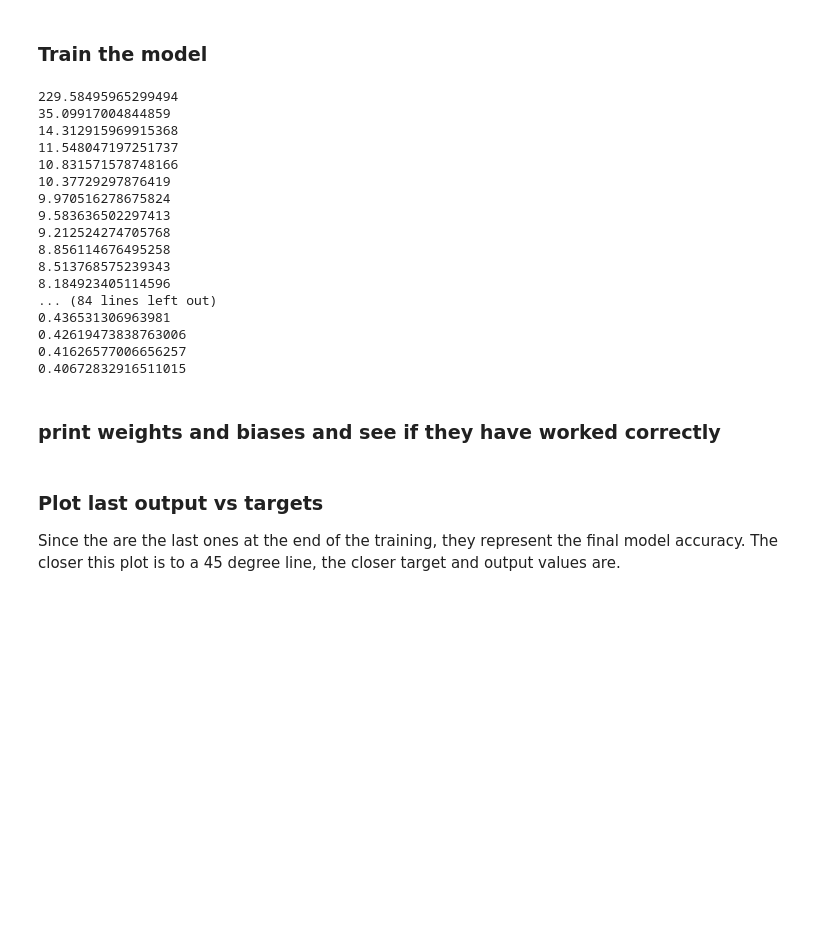
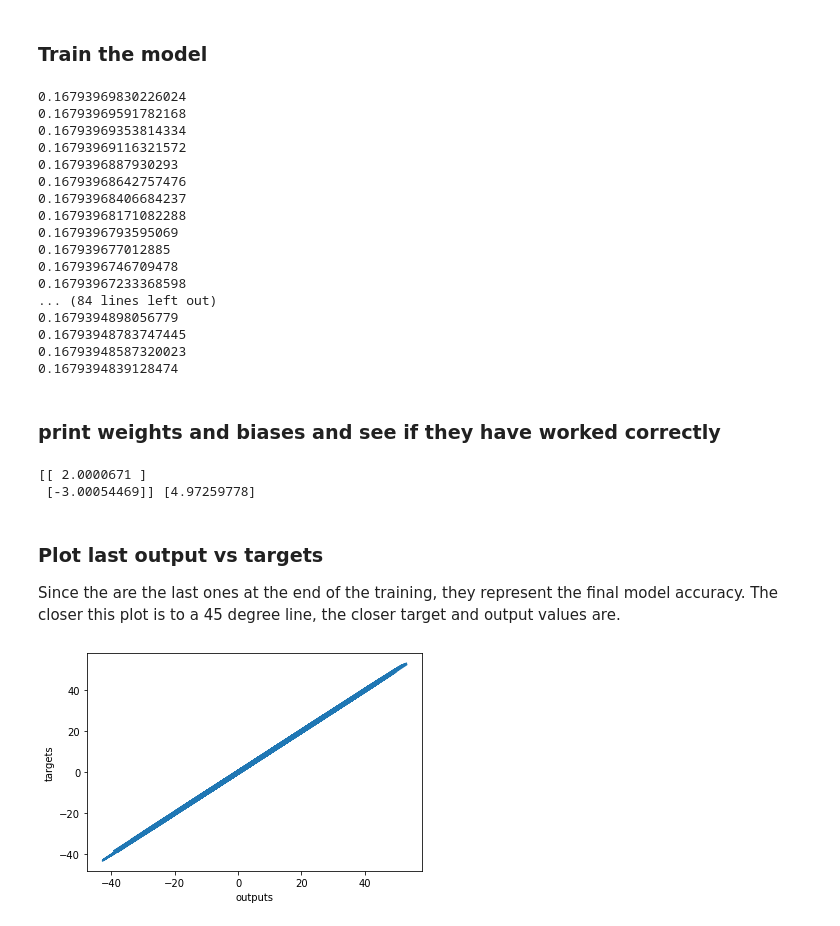
Before and after one commit to bryanr1992/Intro-to-Data-Science, a Jupyter notebook: Notes/Minimal Example.ipynb, the cells around one changed output. Saved outputs shown, nothing was run; the diff lists cells and outputs as text; code cells hidden in the pictures; blank space fills up the shorter version.

Commit message:
Plot our outputs vs our targets

```diff
--- a/Notes/Minimal Example.ipynb
+++ b/Notes/Minimal Example.ipynb
@@ -81,7 +81,7 @@ print(biases)
 # %% [markdown]
 ### Set a learning rate
 # %%
-eta = 0.02
+eta = 0.001
 # %% [markdown]
 ### Train the model
 # %%
@@ -103,26 +103,39 @@ for i in range (100):
     weights = weights - eta*np.dot(inputs.T,deltas_scaled)
     biases = biases - eta*np.sum(deltas_scaled)
 # %% [output]
-229.58495965299494
-35.09917004844859
-14.312915969915368
-11.548047197251737
-10.831571578748166
-10.37729297876419
-9.970516278675824
-9.583636502297413
-9.212524274705768
-8.856114676495258
-8.513768575239343
-8.184923405114596
+0.16793969830226024
+0.16793969591782168
+0.16793969353814334
+0.16793969116321572
+0.1679396887930293
+0.16793968642757476
+0.16793968406684237
+0.16793968171082288
+0.1679396793595069
+0.167939677012885
+0.1679396746709478
+0.16793967233368598
 ... (84 lines left out)
-0.436531306963981
-0.42619473838763006
-0.41626577006656257
-0.40672832916511015
+0.1679394898056779
+0.16793948783747445
+0.16793948587320023
+0.1679394839128474
 # %% [markdown]
 ### print weights and biases and see if they have worked correctly
+# %%
+print(weights, biases)
+# Recall our targets were defined by t = f(x,z) = 2*xs - 3*zs + 5 + noise
+# %% [output]
+[[ 2.0000671 ]
+ [-3.00054469]] [4.97259778]
 # %% [markdown]
 ### Plot last output vs targets
 
 Since the are the last ones at the end of the training, they represent the final model accuracy. The closer this plot is to a 45 degree line, the closer target and output values are.
+# %%
+plt.plot(outputs, targets)
+plt.xlabel('outputs')
+plt.ylabel('targets')
+plt.show()
+# %% [output]
+[figure, added]
```
Also changed, not shown: parts of 3 cells of this notebook.
